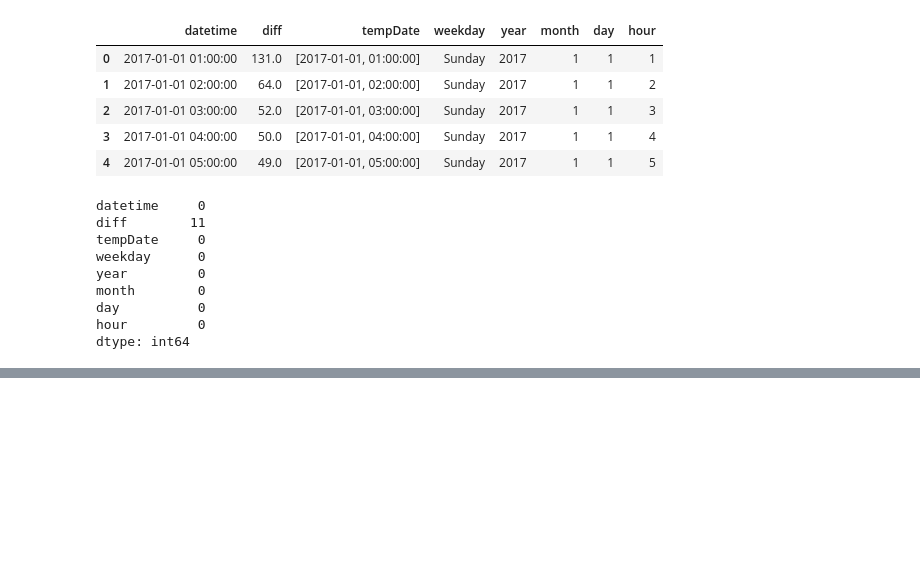
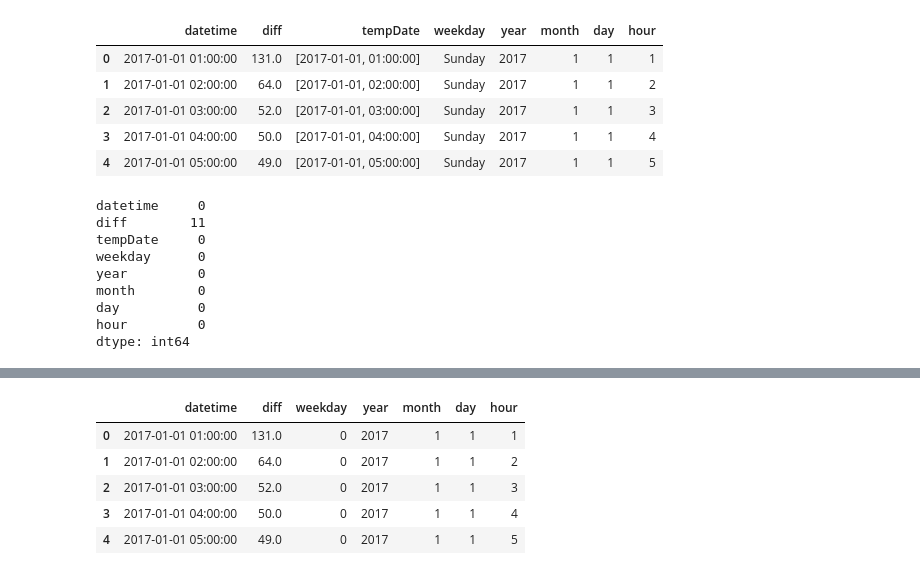
Before and after one commit to ji6394/TIL, a Jupyter notebook: Project/K-water/kaggleing.ipynb, the cells around one changed output, grey strips where cells are left out. Saved outputs shown, nothing was run; the diff lists cells and outputs as text; code cells hidden in the pictures; blank space fills up the shorter version.

```diff
--- a/Project/K-water/kaggleing.ipynb
+++ b/Project/K-water/kaggleing.ipynb
@@ -408,0 +528,9 @@ dtype: int64
+# %%
+train.head()
+# %% [output]
+|  | datetime | diff | weekday | year | month | day | hour |
+| 0 | 2017-01-01 01:00:00 | 131.0 | 0 | 2017 | 1 | 1 | 1 |
+| 1 | 2017-01-01 02:00:00 | 64.0 | 0 | 2017 | 1 | 1 | 2 |
+| 2 | 2017-01-01 03:00:00 | 52.0 | 0 | 2017 | 1 | 1 | 3 |
+| 3 | 2017-01-01 04:00:00 | 50.0 | 0 | 2017 | 1 | 1 | 4 |
+| 4 | 2017-01-01 05:00:00 | 49.0 | 0 | 2017 | 1 | 1 | 5 |
```
Also changed, not shown: parts of 29 cells of this notebook.
